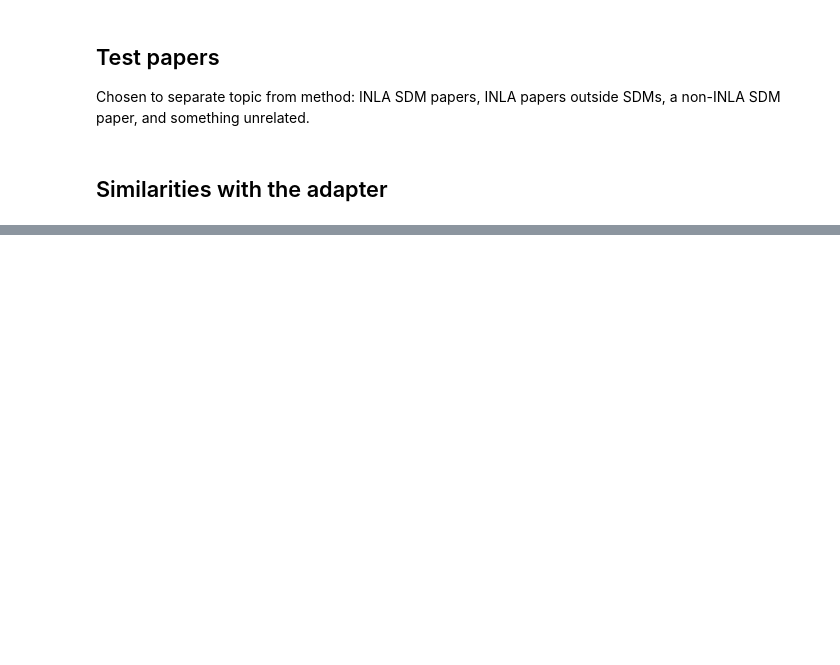
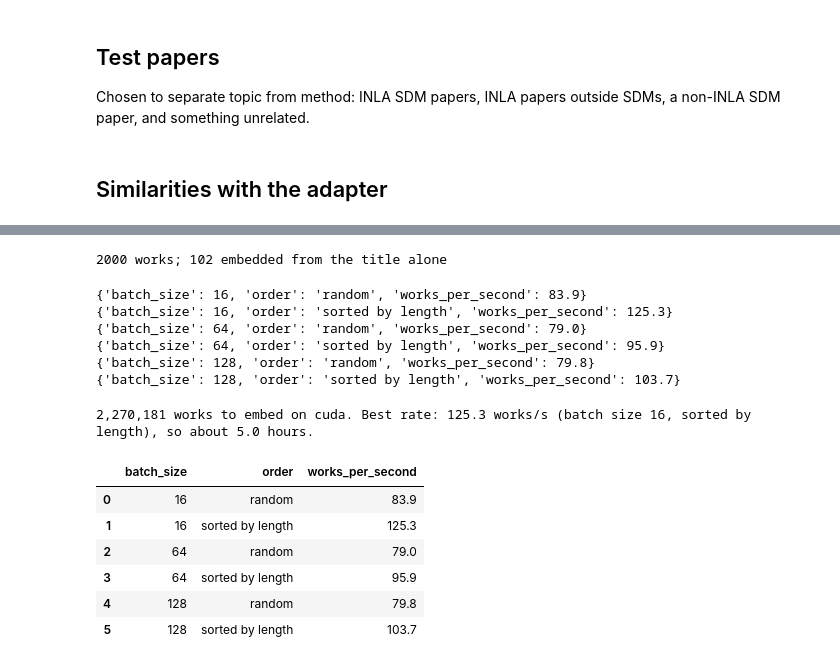
Before and after one commit to psyme95/similar-literature-finder, a Jupyter notebook: notebooks/test_specter2_embedding.ipynb, the cells around one changed output, grey strips where cells are left out. Cells and saved outputs as stored; diff of their text form; code cells hidden in the pictures; blank space fills up the shorter version.

```diff
--- a/notebooks/test_specter2_embedding.ipynb
+++ b/notebooks/test_specter2_embedding.ipynb
@@ -26,10 +39,10 @@ def embed(papers):
     """Return one 768-number vector per paper: the [CLS] token of title [SEP] abstract."""
     texts = [p["title"] + tokenizer.sep_token + (p.get("abstract") or "") for p in papers]
     inputs = tokenizer(texts, padding=True, truncation=True,
-                       return_tensors="pt", return_token_type_ids=False, max_length=512)
+                       return_tensors="pt", return_token_type_ids=False, max_length=512).to(device)
     with torch.no_grad():  # inference only, so skip the bookkeeping needed for training
         output = model(**inputs)
-    return output.last_hidden_state[:, 0, :].numpy()
+    return output.last_hidden_state[:, 0, :].cpu().numpy()  # back to the CPU, where numpy works
 
 
 def similarity_table(embeds, names):
@@ -98,0 +323,74 @@ Stack[specter2]
+# %%
+timing_works = con.sql("""
+    WITH repeated AS (  -- boilerplate: the same abstract text on 5 or more works
+        SELECT trim(abstract) AS text
+        FROM works
+        WHERE abstract IS NOT NULL
+        GROUP BY 1
+        HAVING count(*) >= 5
+    ),
+    to_embed AS (
+        SELECT work_id, title,
+               CASE WHEN length(trim(coalesce(abstract, ''))) < 50
+                         OR trim(abstract) IN (SELECT text FROM repeated)
+                    THEN ''  -- junk abstract: embed the title alone
+                    ELSE abstract
+               END AS abstract
+        FROM works
+        WHERE language = 'en' OR language IS NULL
+    )
+    SELECT * FROM to_embed USING SAMPLE 2000 ROWS
+""").df().to_dict("records")  # a list of {"work_id": ..., "title": ..., "abstract": ...}, the shape embed() takes
+
+print(len(timing_works), "works;", sum(w["abstract"] == "" for w in timing_works), "embedded from the title alone")
+# %% [output]
+2000 works; 102 embedded from the title alone
+# %%
+def works_per_second(works, batch_size):
+    """Embed works in batches of batch_size; return the number of works embedded per second."""
+    start = time.perf_counter()
+    n_vectors = 0
+    for i in range(0, len(works), batch_size):
+        n_vectors += len(embed(works[i:i + batch_size]))  # the last slice is just shorter, no error
+    seconds = time.perf_counter() - start
+    assert n_vectors == len(works)  # one vector per work
+    return len(works) / seconds
+# %%
+embed(timing_works[:8])  # warm-up: the first call is always slower, so keep it out of the timings
+
+# Sorting by length puts similar lengths in the same batch, so there is less padding.
+# Characters are a cheap stand-in for tokens.
+by_length = sorted(timing_works, key=lambda w: len(w["title"]) + len(w["abstract"]))
+
+timings = []
+for batch_size in [16, 64, 128]:
+    for order, works in [("random", timing_works), ("sorted by length", by_length)]:
+        rate = works_per_second(works, batch_size)
+        timings.append({"batch_size": batch_size, "order": order, "works_per_second": round(rate, 1)})
+        print(timings[-1])  # show progress, since each run takes a while
+
+timings = pd.DataFrame(timings)
+# %% [output]
+{'batch_size': 16, 'order': 'random', 'works_per_second': 83.9}
+{'batch_size': 16, 'order': 'sorted by length', 'works_per_second': 125.3}
+{'batch_size': 64, 'order': 'random', 'works_per_second': 79.0}
+{'batch_size': 64, 'order': 'sorted by length', 'works_per_second': 95.9}
+{'batch_size': 128, 'order': 'random', 'works_per_second': 79.8}
+{'batch_size': 128, 'order': 'sorted by length', 'works_per_second': 103.7}
+# %%
+n_to_embed = con.sql("SELECT count(*) FROM works WHERE language = 'en' OR language IS NULL").fetchone()[0]
+best = timings.loc[timings["works_per_second"].idxmax()]
+hours = n_to_embed / best["works_per_second"] / 3600
+
+print(f"{n_to_embed:,} works to embed on {device}. Best rate: {best['works_per_second']} works/s "
+      f"(batch size {best['batch_size']}, {best['order']}), so about {hours:,.1f} hours.")
+timings
+# %% [output]
+2,270,181 works to embed on cuda. Best rate: 125.3 works/s (batch size 16, sorted by length), so about 5.0 hours.
+|  | batch_size | order | works_per_second |
+| 0 | 16 | random | 83.9 |
+| 1 | 16 | sorted by length | 125.3 |
+| 2 | 64 | random | 79.0 |
+| 3 | 64 | sorted by length | 95.9 |
+| 4 | 128 | random | 79.8 |
+| 5 | 128 | sorted by length | 103.7 |
```
Also changed, not shown: parts of 29 cells of this notebook.
